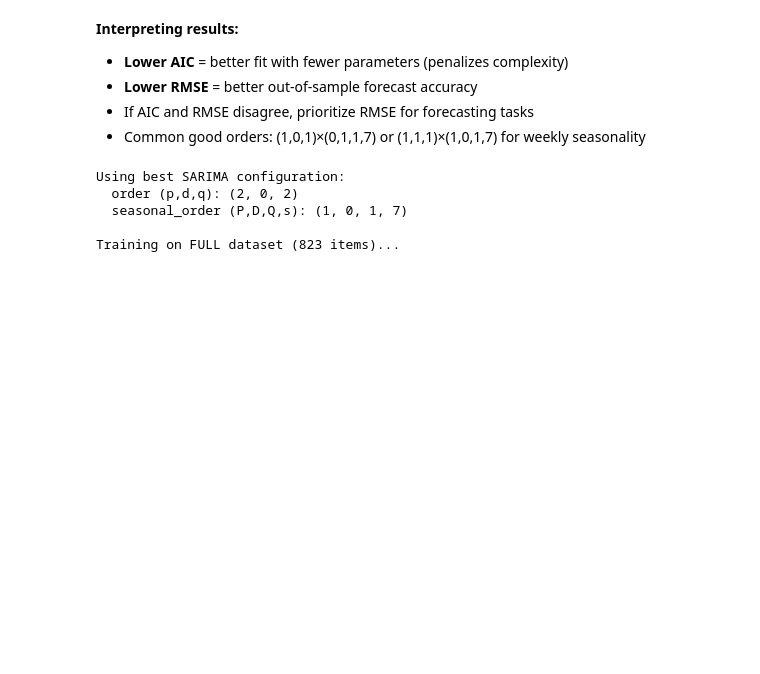
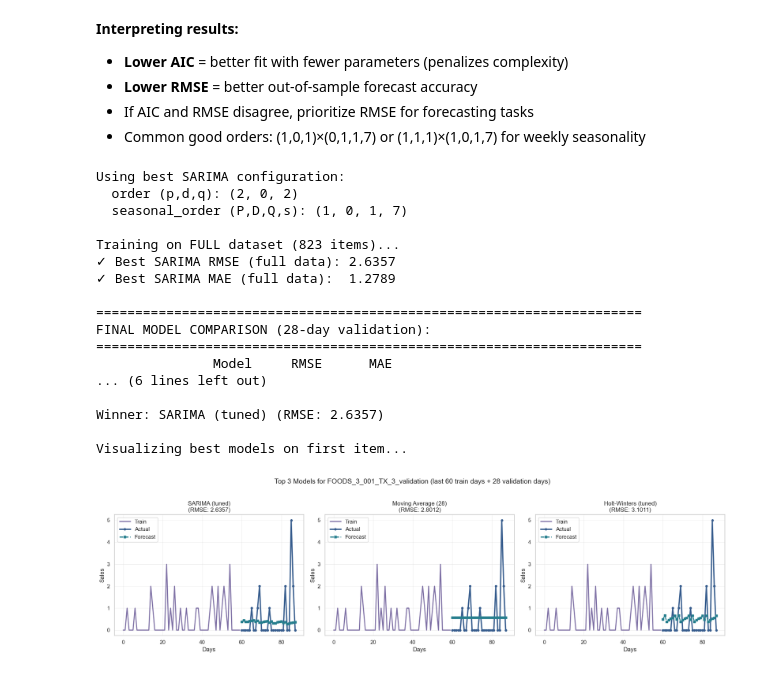
Before and after one commit to meralegre/forecasting_final_project, a Jupyter notebook: eda.ipynb, the cells around one changed output. Drawn from its saved outputs; the diff is of its cells as text; code cells hidden in the pictures; blank space fills up the shorter version.

Commit message:
Add baselines and classical time series models

```diff
--- a/eda.ipynb
+++ b/eda.ipynb
@@ -1087,7 +1087,7 @@ mae_best_sarima = mae_matrix(val, pred_best_sarima)
 print(f"✓ Best SARIMA RMSE (full data): {err_best_sarima:.4f}")
 print(f"✓ Best SARIMA MAE (full data):  {mae_best_sarima:.4f}")
 
-# Create comparison table with all models (use only scalar metrics)
+# Create comparison table with baselines and classical methods
 final_comparison = pd.DataFrame([
     {"Model": "Naive (last value)", "RMSE": errors["Naive"], "MAE": mae_matrix(val, preds["Naive"])},
     {"Model": "Seasonal Naive (7)", "RMSE": err_seasonal, "MAE": mae_matrix(val, baseline_preds["SeasonalNaive7"])},
@@ -1095,14 +1095,13 @@ final_comparison = pd.DataFrame([
     {"Model": "Holt (tuned)", "RMSE": errors_full["Holt"], "MAE": mae_matrix(val, preds_full["Holt"])},
     {"Model": "Holt-Winters (tuned)", "RMSE": errors_full["HoltWinters7"], "MAE": mae_matrix(val, preds_full["HoltWinters7"])},
     {"Model": "SARIMA (tuned)", "RMSE": err_best_sarima, "MAE": mae_best_sarima},
-    {"Model": "HistGradientBoosting", "RMSE": rmse_val, "MAE": mae_val},
 ]).sort_values("RMSE").reset_index(drop=True)
 
 print("\n" + "="*70)
 print("FINAL MODEL COMPARISON (28-day validation):")
 print("="*70)
 print(final_comparison.to_string(index=False))
-print("\n🏆 Winner:", final_comparison.iloc[0]["Model"], f"(RMSE: {final_comparison.iloc[0]['RMSE']:.4f})")
+print("\nWinner:", final_comparison.iloc[0]["Model"], f"(RMSE: {final_comparison.iloc[0]['RMSE']:.4f})")
 
 # Visualize forecasts for top 3 models on first item
 print("\nVisualizing best models on first item...")
@@ -1125,30 +1124,43 @@ pred_dict = {
 
 for ax, model_name in zip(axes, model_names):
     pred = pred_dict.get(model_name, np.zeros((train.shape[0], val.shape[1])))
 
     idx = train.index.get_loc(sample_item)
     train_series = train.loc[sample_item].iloc[-60:]
     val_series = val.loc[sample_item]
     pred_series = pred[idx] if pred.ndim > 1 else pred
 
     x_train = range(len(train_series))
     x_val = range(len(train_series), len(train_series) + len(val_series))
 
     ax.plot(x_train, train_series.values, label="Train", alpha=0.7, linewidth=2)
     ax.plot(x_val, val_series.values, label="Actual", linewidth=2.5, marker='o', markersize=4)
     ax.plot(x_val, pred_series, label="Forecast", linewidth=2, linestyle="--", marker='s', markersize=4)
     ax.set_title(f"{model_name}\n(RMSE: {final_comparison[final_comparison['Model'] == model_name]['RMSE'].values[0]:.4f})")
     ax.set_ylabel("Sales")
     ax.set_xlabel("Days")
     ax.legend()
     ax.grid(alpha=0.3)
 
 fig.suptitle(f"Top 3 Models for {sample_item} (last 60 train days + 28 validation days)", fontsize=14, y=1.02)
 plt.tight_layout()
 plt.show()
 # %% [output]
 Using best SARIMA configuration:
   order (p,d,q): (2, 0, 2)
   seasonal_order (P,D,Q,s): (1, 0, 1, 7)
 
 Training on FULL dataset (823 items)...
+✓ Best SARIMA RMSE (full data): 2.6357
+✓ Best SARIMA MAE (full data):  1.2789
+
+======================================================================
+FINAL MODEL COMPARISON (28-day validation):
+======================================================================
+               Model     RMSE      MAE
+... (6 lines left out)
+
+Winner: SARIMA (tuned) (RMSE: 2.6357)
+
+Visualizing best models on first item...
+[figure, added]
```
Also changed, not shown: parts of 1 cell of this notebook.
